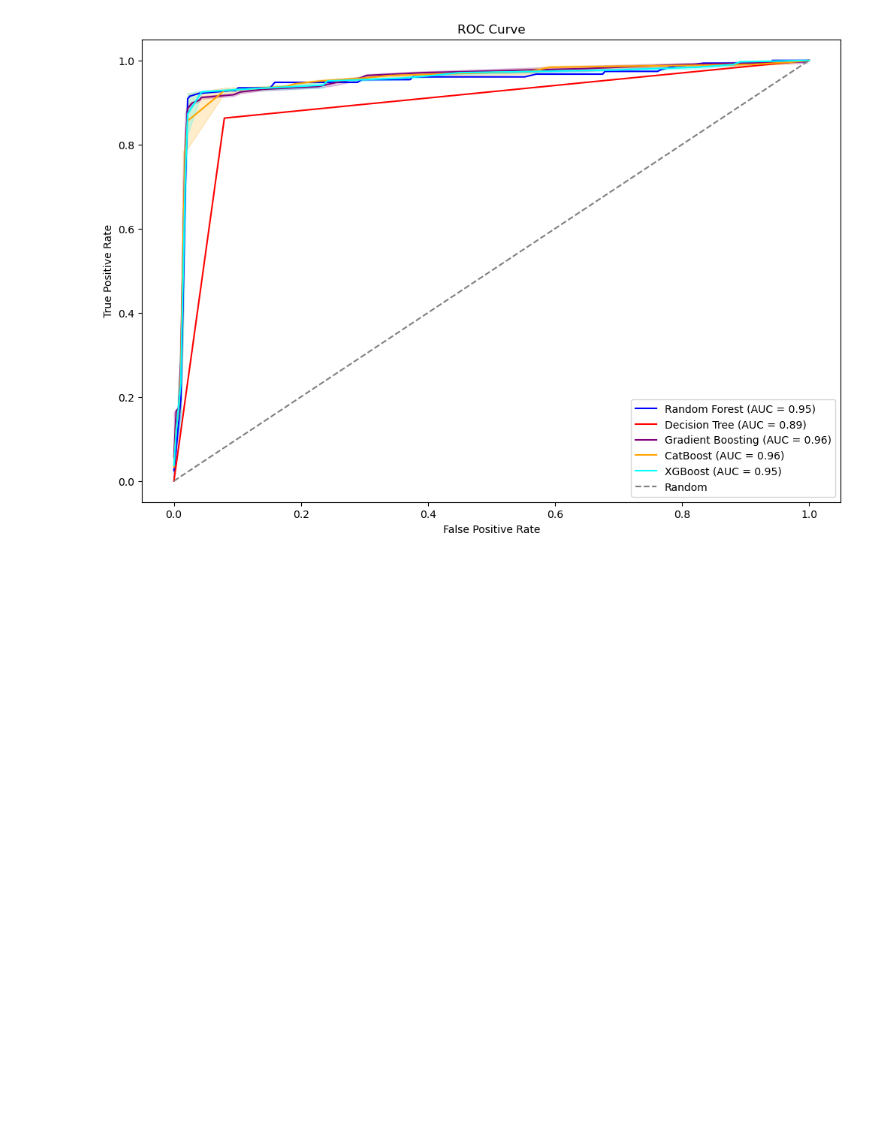
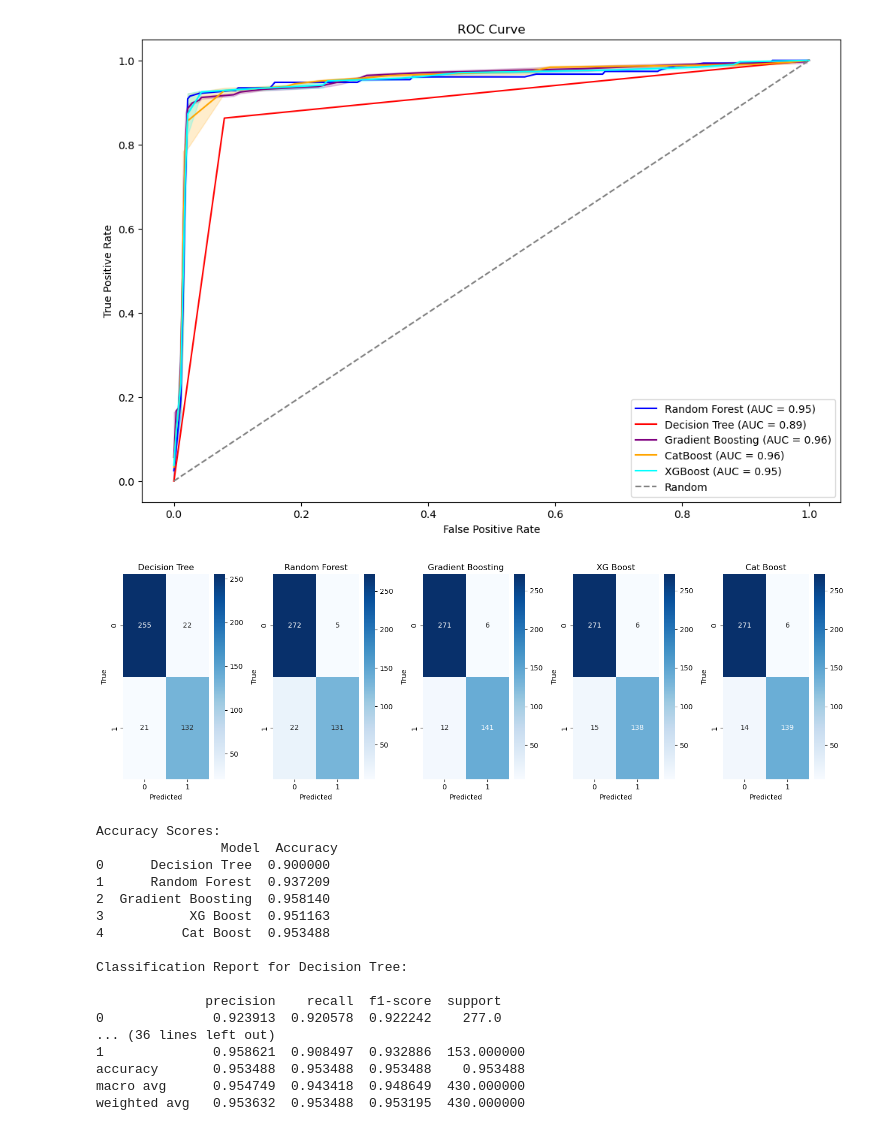
Before and after one commit to tarsian/Project-4-Alzheimers, a Jupyter notebook: Alzheimer's Disease.ipynb, the cells around one changed output. Cells and saved outputs as stored; diff of their text form; code cells hidden in the pictures; blank space fills up the shorter version.

```diff
--- a/Alzheimer's Disease.ipynb
+++ b/Alzheimer's Disease.ipynb
@@ -80,13 +81,6 @@ X_train, X_test, y_train, y_test = train_test_split(X, target, test_size=0.2, ra
 scaler = StandardScaler()
 X_train_scaled = scaler.fit_transform(X_train)
 X_test_scaled = scaler.transform(X_test)
-
-# Train the model
-model = RandomForestClassifier(random_state=42)
-model.fit(X_train_scaled, y_train)
-
-# Make predictions
-y_pred = model.predict(X_test_scaled)
 # %%
 palette_color = sns.color_palette('husl')
 plt.pie(alzheimers_df['Diagnosis'].value_counts(), labels=['No Alzheimers','Alzheimers'], colors=palette_color, autopct='%.0f%%')
@@ -670,3 +664,68 @@ plt.legend(loc='lower right')
 plt.show()
 # %% [output]
 [figure]
+# %%
+#ALL FEATURES
+# Initialize models
+models = {
+    "Decision Tree": tree.DecisionTreeClassifier(random_state=5),
+    "Random Forest": RandomForestClassifier(n_estimators = 500, random_state=5),
+    "Gradient Boosting": GradientBoostingClassifier(random_state=5),
+    "XG Boost": XGBClassifier(random_state=5),
+    "Cat Boost": CatBoostClassifier(random_state=5, verbose=0)
+}
+
+# Create dictionaries to store metrics
+confusion_matrices = {}
+accuracy_scores = {}
+classification_reports = {}
+
+for name, model in models.items():
+    # Fit model
+    model.fit(X_train_scaled, y_train)
+
+    # Predict
+    y_pred = model.predict(X_test_scaled)
+
+    # Compute metrics
+    confusion_matrices[name] = confusion_matrix(y_test, y_pred)
+    accuracy_scores[name] = accuracy_score(y_test, y_pred)
+    classification_reports[name] = classification_report(y_test, y_pred, output_dict=True)
+
+# Plot confusion matrices
+fig, axes = plt.subplots(1, len(models), figsize=(15, 5))
+for ax, (name, cm) in zip(axes, confusion_matrices.items()):
+    sns.heatmap(cm, annot=True, fmt='d', cmap='Blues', ax=ax)
+    ax.set_title(name)
+    ax.set_xlabel('Predicted')
+    ax.set_ylabel('True')
+
+plt.tight_layout()
+plt.show()
+
+# Display accuracy scores and classification reports
+accuracy_df = pd.DataFrame(accuracy_scores.items(), columns=['Model', 'Accuracy'])
+print("Accuracy Scores:\n", accuracy_df)
+
+for model, report in classification_reports.items():
+    print(f"\nClassification Report for {model}:\n")
+    print(pd.DataFrame(report).transpose())
+# %% [output]
+[figure, added]
+Accuracy Scores:
+                Model  Accuracy
+0      Decision Tree  0.900000
+1      Random Forest  0.937209
+2  Gradient Boosting  0.958140
+3           XG Boost  0.951163
+4          Cat Boost  0.953488
+
+Classification Report for Decision Tree:
+
+              precision    recall  f1-score  support
+0              0.923913  0.920578  0.922242    277.0
+... (36 lines left out)
+1              0.958621  0.908497  0.932886  153.000000
+accuracy       0.953488  0.953488  0.953488    0.953488
+macro avg      0.954749  0.943418  0.948649  430.000000
+weighted avg   0.953632  0.953488  0.953195  430.000000
```
Also changed, not shown: parts of 1 cell of this notebook, 4 other files.
